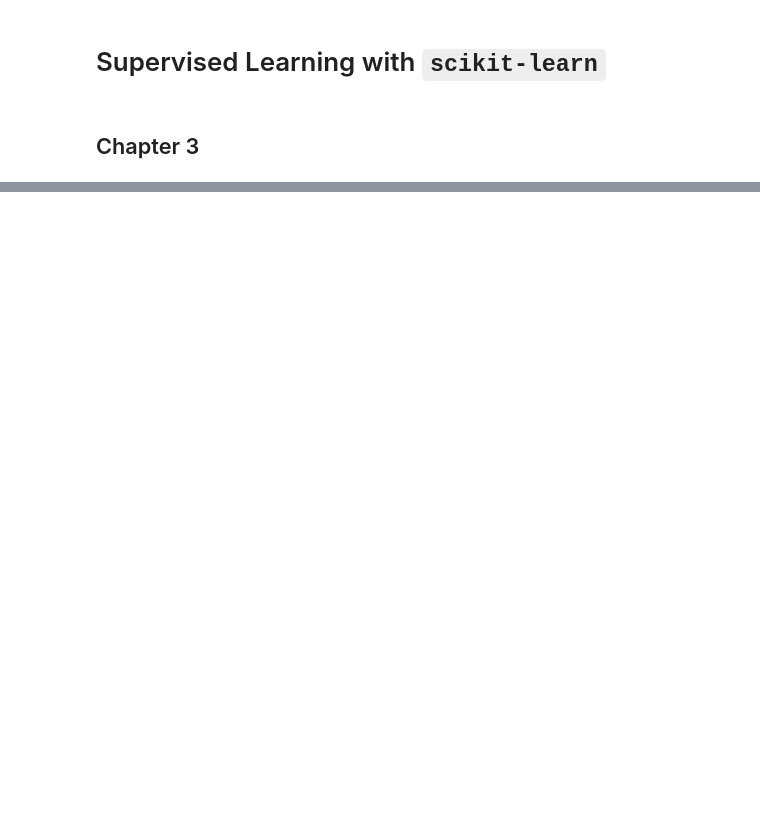
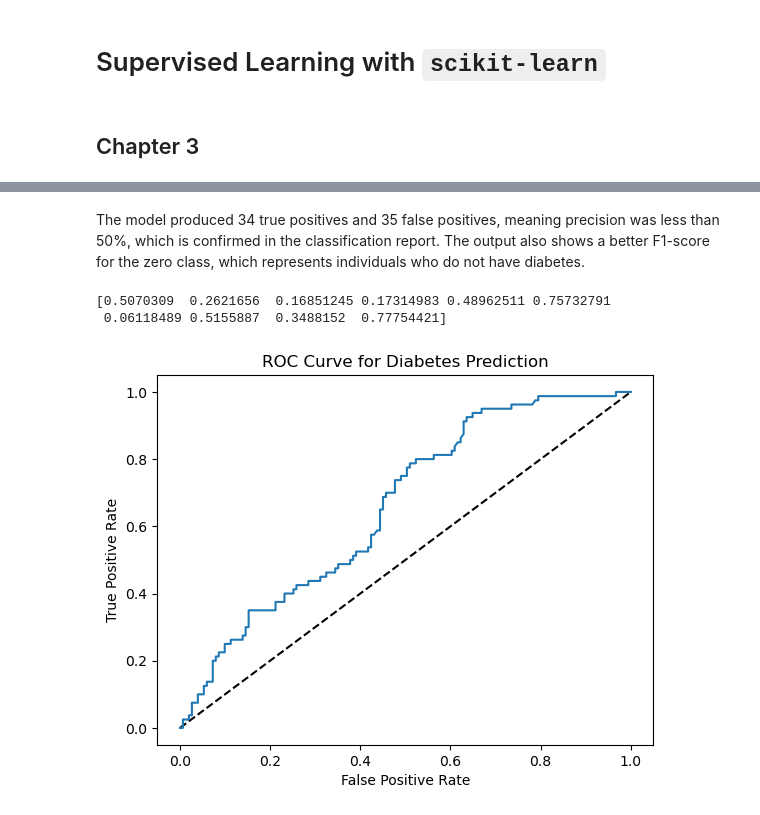
Before and after one commit to rpitchumani/datacamp, a Jupyter notebook: supervised-learning-with-scikit-learn/Chapter_3_Supervised_Learning_with_scikit-learn.ipynb, the cells around one changed output, grey strips where cells are left out. Cells and saved outputs as stored; diff of their text form; code cells hidden in the pictures; blank space fills up the shorter version.

```diff
--- a/supervised-learning-with-scikit-learn/Chapter_3_Supervised_Learning_with_scikit-learn.ipynb
+++ b/supervised-learning-with-scikit-learn/Chapter_3_Supervised_Learning_with_scikit-learn.ipynb
@@ -167,0 +46,12 @@ plt.xticks(rotation=45)
+# %%
+knn = KNeighborsClassifier(n_neighbors=6)
+
+# Fit the model to the training data
+knn.fit(X_train, y_train)
+
+# Predict the labels of the test data: y_pred
+y_pred = knn.predict(X_test)
+
+# Generate the confusion matrix and classification report
+print(confusion_matrix(y_test, y_pred))
+print(classification_report(y_test, y_pred))
@@ -167,0 +69,33 @@ plt.xticks(rotation=45)
+# %% [markdown]
+The model produced 34 true positives and 35 false positives, meaning precision was less than 50%, which is confirmed in the classification report. The output also shows a better F1-score for the zero class, which represents individuals who do not have diabetes.
+# %%
+# Instantiate the model
+logreg = LogisticRegression()
+
+# Fit the model
+logreg.fit(X_train, y_train)
+
+# Predict
+y_pred = logreg.predict(X_test)
+
+# Predict probabilities
+y_pred_probs = logreg.predict_proba(X_test)[:, 1]
+
+print(y_pred_probs[:10])
+# %% [output]
+[0.5070309  0.2621656  0.16851245 0.17314983 0.48962511 0.75732791
+ 0.06118489 0.5155887  0.3488152  0.77754421]
+# %%
+# Generate ROC curve values: fpr, tpr, thresholds
+fpr, tpr, thresholds = roc_curve(y_test, y_pred_probs)
+
+plt.plot([0, 1], [0, 1], 'k--')
+
+# Plot tpr against fpr
+plt.plot(fpr, tpr)
+plt.xlabel('False Positive Rate')
+plt.ylabel('True Positive Rate')
+plt.title('ROC Curve for Diabetes Prediction')
+plt.show()
+# %% [output]
+[figure, added]
```
Also changed, not shown: parts of 18 cells of this notebook.
